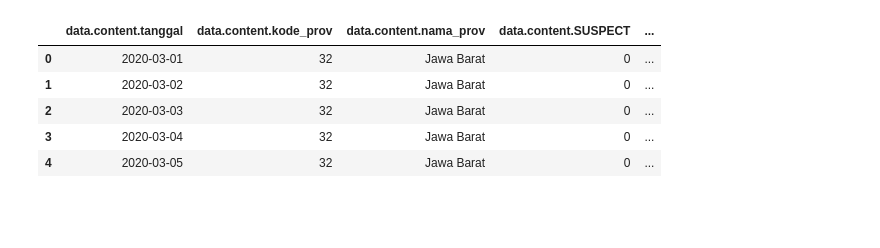
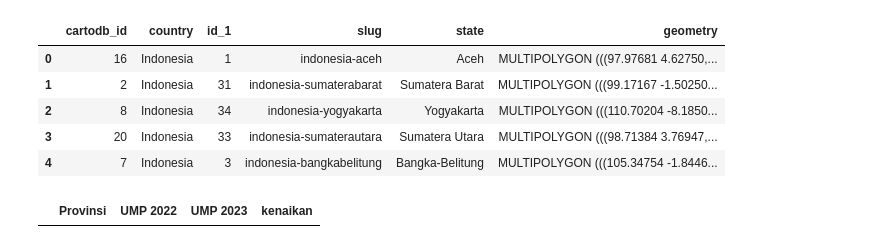
Before and after one commit to asaputra1995/ump-indonesia-2022-2023, a Jupyter notebook: UMP_Indonesia.ipynb, the cells around one changed output. Drawn from its saved outputs; the diff is of its cells as text; code cells hidden in the pictures; blank space fills up the shorter version.

Commit message:
add spreadsheet to input the data

```diff
--- a/UMP_Indonesia.ipynb
+++ b/UMP_Indonesia.ipynb
@@ -15,5 +24,14 @@ client_secret = df[df['variable']=='client_secret'].iloc[0,1]
+# %%
+gdf.head()
+# %% [output]
+|  | cartodb_id | country | id_1 | slug | state | geometry |
+| 0 | 16 | Indonesia | 1 | indonesia-aceh | Aceh | MULTIPOLYGON (((97.97681 4.62750,... |
+| 1 | 2 | Indonesia | 31 | indonesia-sumaterabarat | Sumatera Barat | MULTIPOLYGON (((99.17167 -1.50250... |
+| 2 | 8 | Indonesia | 34 | indonesia-yogyakarta | Yogyakarta | MULTIPOLYGON (((110.70204 -8.1850... |
+| 3 | 20 | Indonesia | 33 | indonesia-sumaterautara | Sumatera Utara | MULTIPOLYGON (((98.71384 3.76947,... |
+| 4 | 7 | Indonesia | 3 | indonesia-bangkabelitung | Bangka-Belitung | MULTIPOLYGON (((105.34754 -1.8446... |
 # %%
-spreadsheet_id = '1JTtZBICp8VcTaCGNcZI3UlqufRrppE5A-OVLNZUzbcc'
+spreadsheet_id = '107uRMlbKfmnOMC-6iIuZIEzRlppWf_i-hqi1uzAvlP8'
 sheet_name = 'Sheet1'  # Replace with your sheet name
 
 # Create credentials object using the access token and refresh token
@@ -21,37 +39,32 @@ creds = Credentials(
     token=access_token,
     refresh_token=refresh_token,
     client_id=client_id,
     client_secret=client_secret,
     token_uri='https://oauth2.googleapis.com/token'
 )
 
 # Refresh token if needed
 if not creds.valid:
     if creds.expired and creds.refresh_token:
         creds.refresh(Request())
 
 # Authorize the client with gspread
 client = gspread.authorize(creds)
 
 # Open the Google Sheet by its ID
 spreadsheet = client.open_by_key(spreadsheet_id)
 
 # Open the specific sheet by its name
 sheet = spreadsheet.worksheet(sheet_name)
 
 # Get the range A1:C30 from the sheet
-cell_range = sheet.get('C1:T')
+cell_range = sheet.get('A1:D')
 
 # Convert the data to a DataFrame
 # If the range contains headers, you can use the first row as column headers
 df = pd.DataFrame(cell_range[1:], columns=cell_range[0])
 
 # Print the DataFrame
 df.head()
 # %% [output]
-|  | data.content.tanggal | data.content.kode_prov | data.content.nama_prov | data.content.SUSPECT | ... |
-| 0 | 2020-03-01 | 32 | Jawa Barat | 0 | ... |
-| 1 | 2020-03-02 | 32 | Jawa Barat | 0 | ... |
-| 2 | 2020-03-03 | 32 | Jawa Barat | 0 | ... |
-| 3 | 2020-03-04 | 32 | Jawa Barat | 0 | ... |
-| 4 | 2020-03-05 | 32 | Jawa Barat | 0 | ... |
+|  | Provinsi | UMP 2022 | UMP 2023 | kenaikan |
```
Also changed, not shown: parts of 3 cells of this notebook.
